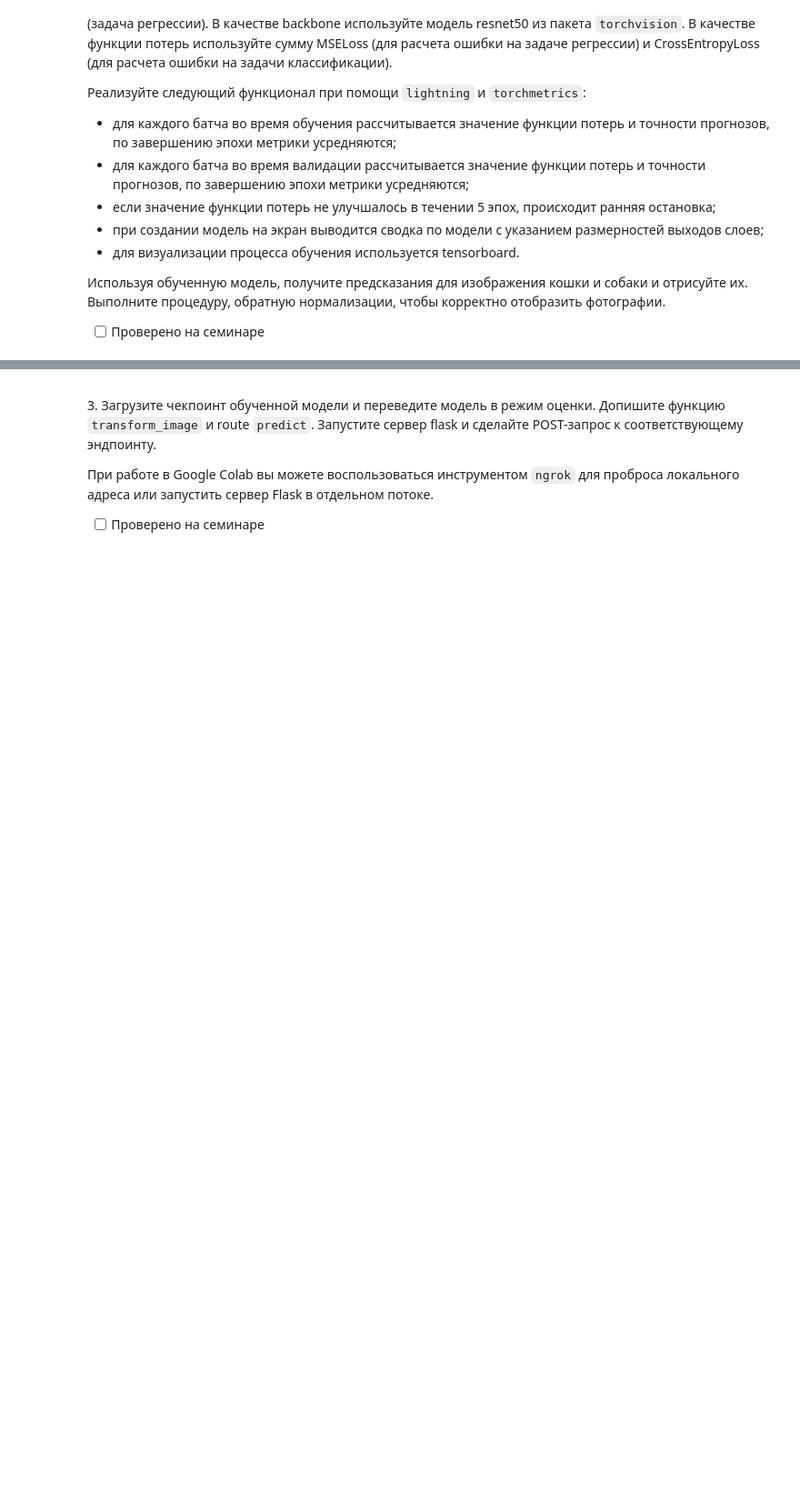
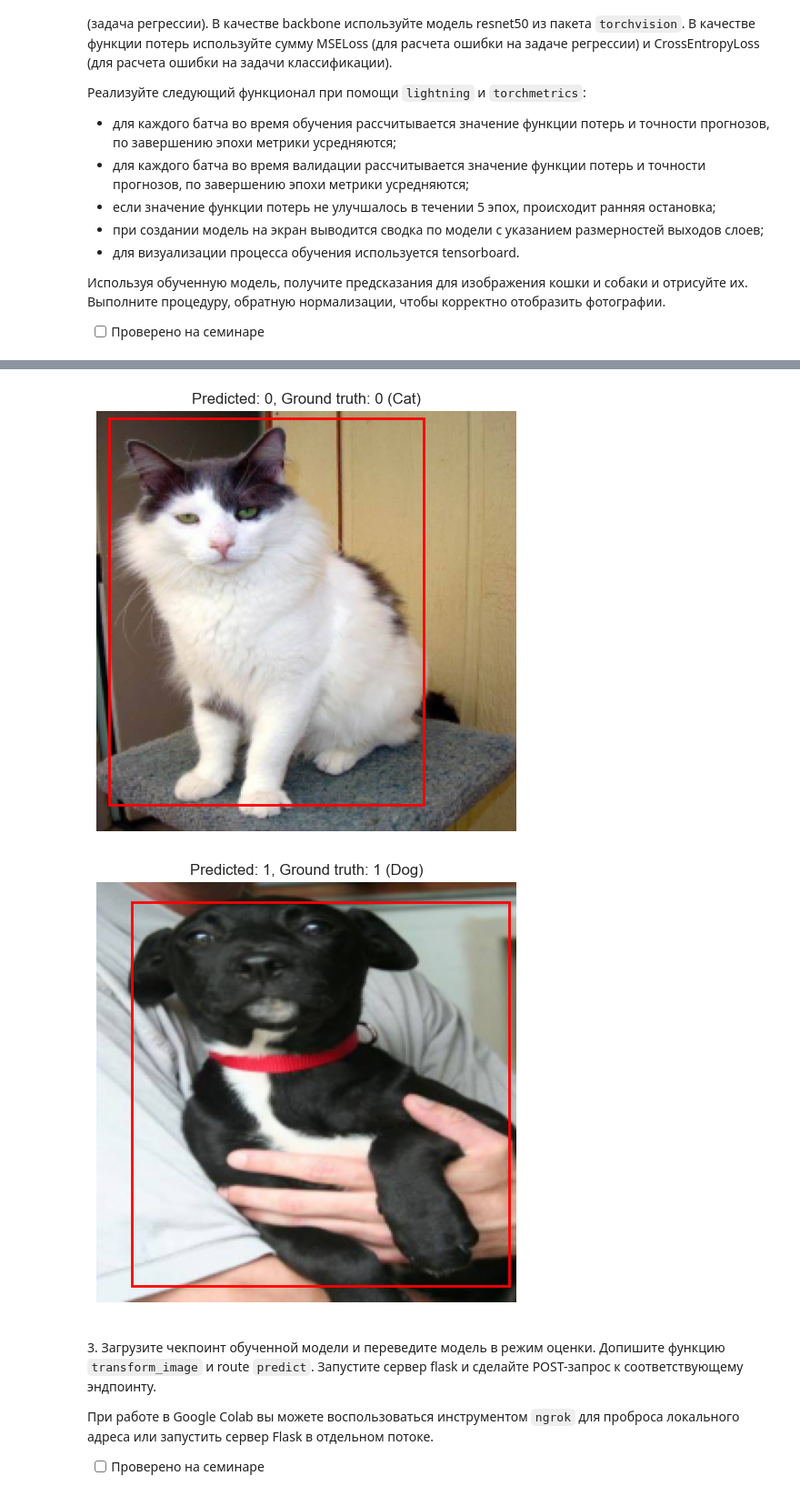
Before and after one commit to master-of-the-dungeon/ITiABD-PM22-7-Nikolay-Sedov, a Jupyter notebook: DL/06_4_lightning_deploy.ipynb, the cells around one changed output, grey strips where cells are left out. Shown at 91% size. Cells and saved outputs as stored; diff of their text form; code cells hidden in the pictures; blank space fills up the shorter version.

```diff
--- a/DL/06_4_lightning_deploy.ipynb
+++ b/DL/06_4_lightning_deploy.ipynb
@@ -130,7 +128,7 @@ class AnimalDetectionDataset(Dataset):
 
         return image, {'bbox': bbox, 'label': label}
 # %%
-root_dir = 'C:\\Users\\n.sedov\\Documents\\vscode docs\\ITiABD-PM22-7-Nikolay-Sedov\\DL\\Asirra_ cat vs dogs'
+root_dir = 'C:\\Users\\nsedoff\\PycharmProjects\\ITiABD-PM22-7-Nikolay-Sedov\\DL\\Asirra_ cat vs dogs'
 
 transform = transforms.Compose([
     transforms.Resize((224, 224)),
@@ -266,10 +266,11 @@ class ObjectDetectionModel(pl.LightningModule):
 model = ObjectDetectionModel(num_classes=2, lr=1e-4)
 
 trainer = pl.Trainer(
-    max_epochs=10,
+    max_epochs=50,
+    logger=True,
+    callbacks=[pl.callbacks.EarlyStopping(monitor="val_loss", patience=5, mode="min")],
     precision=16
 )
 
-# Загрузка данных (с использованием уже реализованного DataLoader)
 trainer.fit(model, train_loader, val_loader)
 # %% [output]
@@ -298,3 +322,68 @@ C:\Python310\lib\site-packages\pytorch_lightning\loops\fit_loop.py:298: The numb
+# %%
+mean = [0.485, 0.456, 0.406]  # Средние значения для нормализации
+std = [0.229, 0.224, 0.225]
+
+def denormalize(image, mean, std):
+    for c, (m, s) in enumerate(zip(mean, std)):
+        image[c] = image[c] * s + m
+    return image
+
+model.to(device)
+model.eval()
+
+data_iter = iter(train_loader)  # или val_loader
+images, targets = next(data_iter)
+
+images = images.to(device)
+
+cat_image = images[targets['label'] == 0][0]  # Первая кошка
+dog_image = images[targets['label'] == 1][0]  # Первая собака
+
+with torch.no_grad():
+    cat_class_preds, cat_bbox_preds = model(cat_image.unsqueeze(0).to(device))
+    dog_class_preds, dog_bbox_preds = model(dog_image.unsqueeze(0).to(device))
+
+cat_class_pred = cat_class_preds.argmax(dim=-1).item()
+cat_bbox_pred = cat_bbox_preds.squeeze(0).cpu().numpy()
+
+dog_class_pred = dog_class_preds.argmax(dim=-1).item()
+dog_bbox_pred = dog_bbox_preds.squeeze(0).cpu().numpy()
+
+cat_image = denormalize(cat_image.cpu(), mean, std)
+dog_image = denormalize(dog_image.cpu(), mean, std)
+
+cat_image = cat_image.permute(1, 2, 0).cpu().numpy()
+dog_image = dog_image.permute(1, 2, 0).cpu().numpy()
+
+image_h, image_w = cat_image.shape[:2]
+
+cat_xmin, cat_ymin, cat_xmax, cat_ymax = cat_bbox_pred
+cat_xmin, cat_xmax = cat_xmin * image_w, cat_xmax * image_w
+cat_ymin, cat_ymax = cat_ymin * image_h, cat_ymax * image_h
+
+image_h, image_w = dog_image.shape[:2]
+dog_xmin, dog_ymin, dog_xmax, dog_ymax = dog_bbox_pred
+dog_xmin, dog_xmax = dog_xmin * image_w, dog_xmax * image_w
+dog_ymin, dog_ymax = dog_ymin * image_h, dog_ymax * image_h
+
+plt.figure(figsize=(6, 6))
+plt.imshow(cat_image)
+plt.axis('off')
+plt.gca().add_patch(plt.Rectangle((cat_xmin, cat_ymin), cat_xmax - cat_xmin, cat_ymax - cat_ymin,
+                                  linewidth=2, edgecolor='r', facecolor='none'))
+plt.title(f"Predicted: {cat_class_pred}, Ground truth: 0 (Cat)")
+plt.show()
+
+plt.figure(figsize=(6, 6))
+plt.imshow(dog_image)
+plt.axis('off')
+plt.gca().add_patch(plt.Rectangle((dog_xmin, dog_ymin), dog_xmax - dog_xmin, dog_ymax - dog_ymin,
+                                  linewidth=2, edgecolor='r', facecolor='none'))
+plt.title(f"Predicted: {dog_class_pred}, Ground truth: 1 (Dog)")
+plt.show()
+# %% [output]
+[figure, added]
+[figure, added]
 # %% [markdown]
 <p class="task" id="3"></p>
 
```
Also changed, not shown: parts of 9 cells of this notebook, 19 other files.
